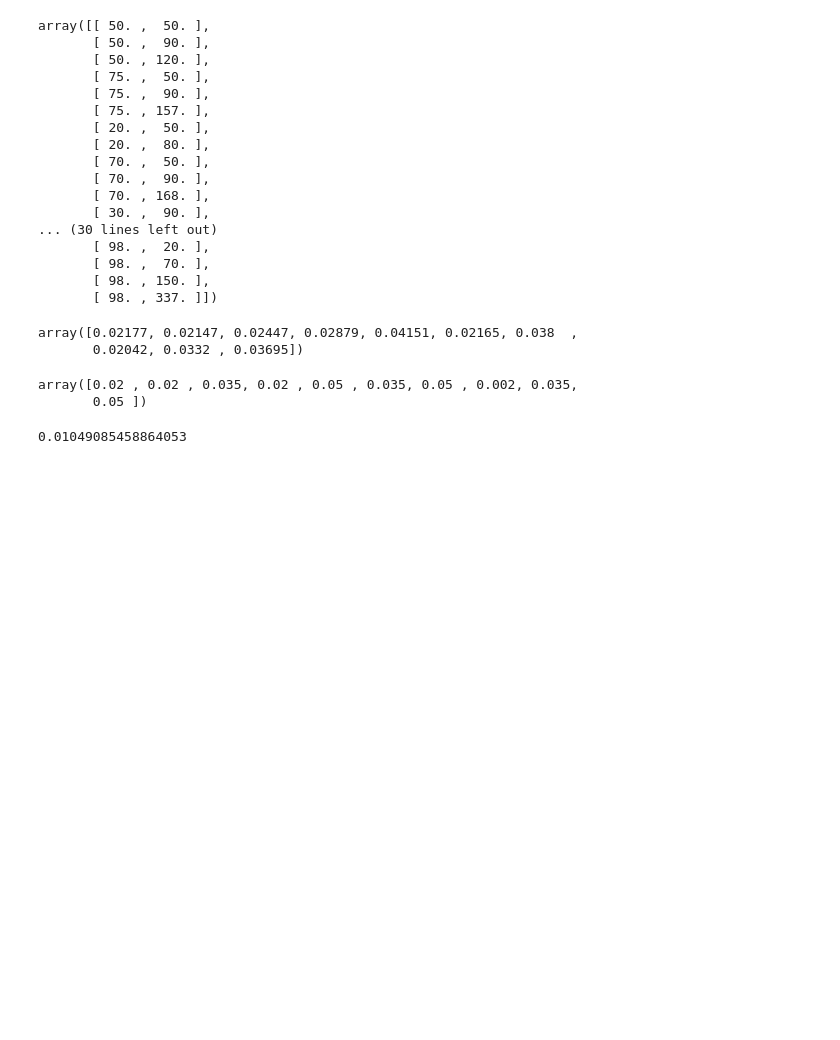
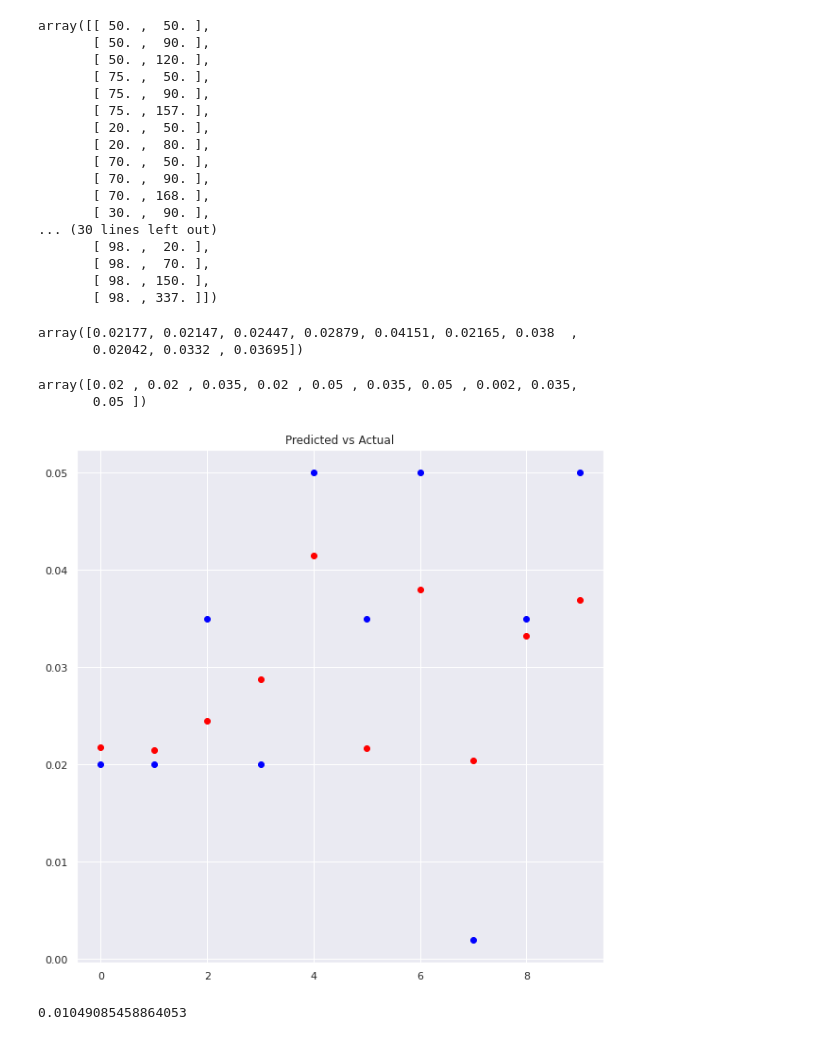
Before and after one commit to manojxk/FinalYearProject, a Jupyter notebook: Corrosion.ipynb, the cells around one changed output. Saved outputs shown, nothing was run; the diff lists cells and outputs as text; code cells hidden in the pictures; blank space fills up the shorter version.

```diff
--- a/Corrosion.ipynb
+++ b/Corrosion.ipynb
@@ -221,6 +219,28 @@ Y_test
 # %% [output]
 array([0.02 , 0.02 , 0.035, 0.02 , 0.05 , 0.035, 0.05 , 0.002, 0.035,
        0.05 ])
+# %%
+import matplotlib.pyplot as plt
+import numpy as np
+
+
+def plotGraph(y_test,y_pred,regressorName):
+    if max(y_test) >= max(y_pred):
+        my_range = int(max(y_test))
+    else:
+        my_range = int(max(y_pred))
+    plt.scatter(range(len(y_test)), y_test, color='blue',)
+    plt.scatter(range(len(y_pred)), y_pred, color='red')
+    plt.title(regressorName)
+    plt.show()
+    return
+
+
+
+
+plotGraph(Y_test, y_pred, "Predicted vs Actual")
+# %% [output]
+[figure, added]
 # %%
 from sklearn.metrics import mean_squared_error
 
```
Also changed, not shown: parts of 8 cells of this notebook.
